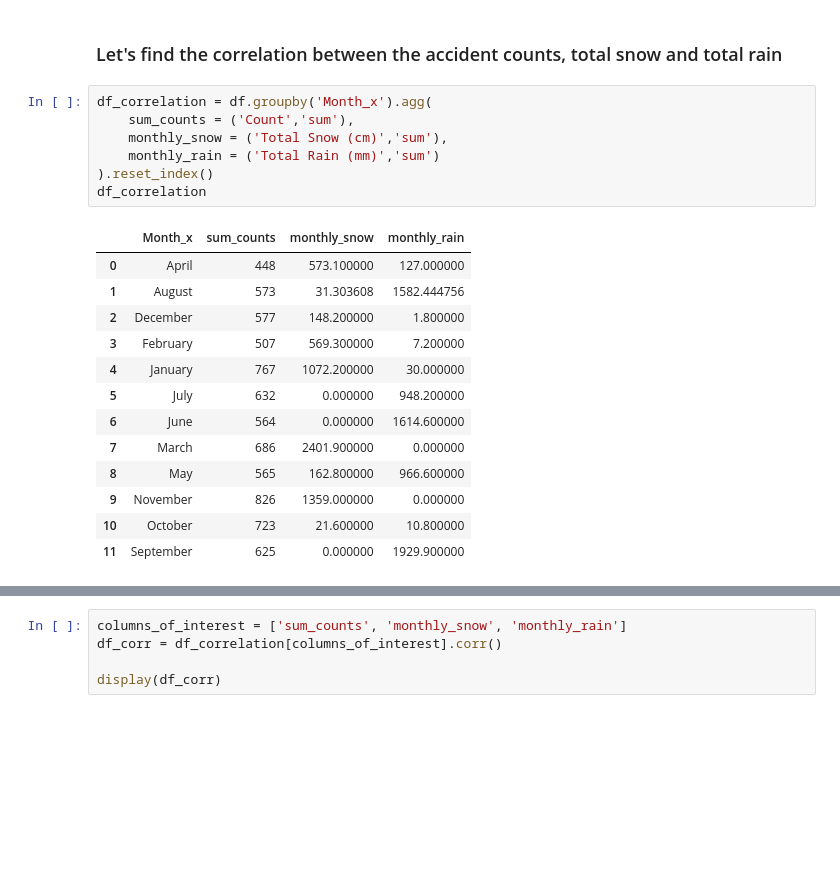
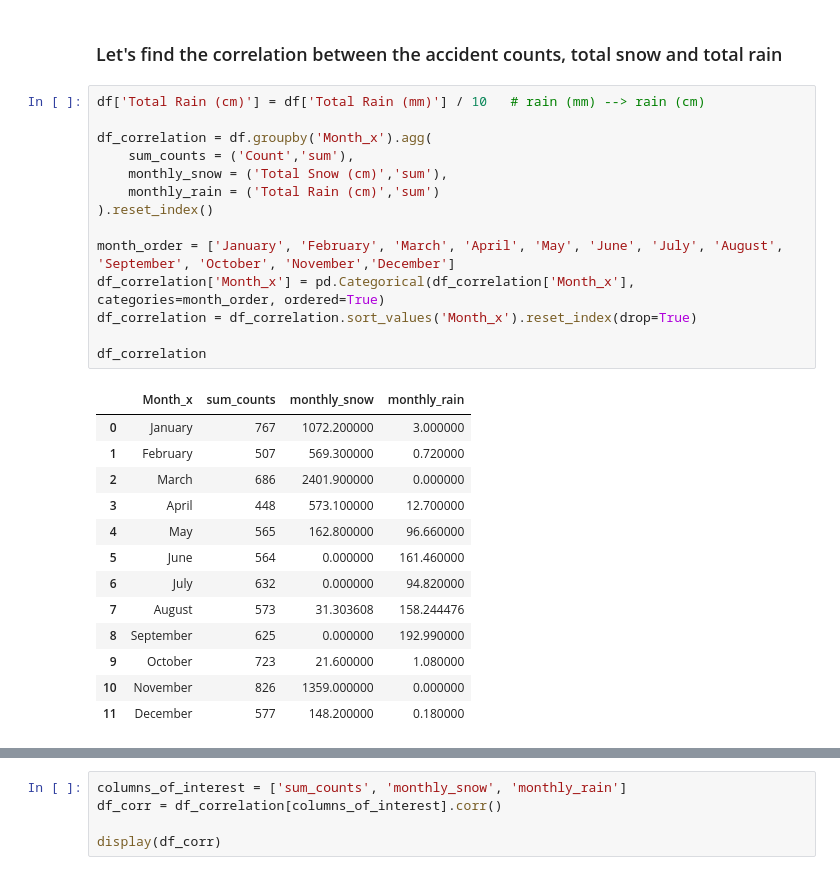
Before and after one commit to aliUofCafkhami/601-Project, a Jupyter notebook: Project 601.ipynb, the cells around one changed output, grey strips where cells are left out. Saved outputs shown, nothing was run; the diff lists cells and outputs as text; blank space fills up the shorter version.

```diff
--- a/Project 601.ipynb
+++ b/Project 601.ipynb
@@ -467,23 +468,30 @@ memory usage: 2.6+ MB
 # %% [markdown]
 ### Let's find the correlation between the accident counts, total snow and total rain
 # %%
+df['Total Rain (cm)'] = df['Total Rain (mm)'] / 10   # rain (mm) --> rain (cm)
+
 df_correlation = df.groupby('Month_x').agg(
     sum_counts = ('Count','sum'),
     monthly_snow = ('Total Snow (cm)','sum'),
-    monthly_rain = ('Total Rain (mm)','sum')
+    monthly_rain = ('Total Rain (cm)','sum')
 ).reset_index()
+
+month_order = ['January', 'February', 'March', 'April', 'May', 'June', 'July', 'August', 'September', 'October', 'November','December']
+df_correlation['Month_x'] = pd.Categorical(df_correlation['Month_x'], categories=month_order, ordered=True)
+df_correlation = df_correlation.sort_values('Month_x').reset_index(drop=True)
+
 df_correlation
 # %% [output]
 |  | Month_x | sum_counts | monthly_snow | monthly_rain |
-| 0 | April | 448 | 573.100000 | 127.000000 |
-| 1 | August | 573 | 31.303608 | 1582.444756 |
-| 2 | December | 577 | 148.200000 | 1.800000 |
-| 3 | February | 507 | 569.300000 | 7.200000 |
-| 4 | January | 767 | 1072.200000 | 30.000000 |
-| 5 | July | 632 | 0.000000 | 948.200000 |
-| 6 | June | 564 | 0.000000 | 1614.600000 |
-| 7 | March | 686 | 2401.900000 | 0.000000 |
-| 8 | May | 565 | 162.800000 | 966.600000 |
-| 9 | November | 826 | 1359.000000 | 0.000000 |
-| 10 | October | 723 | 21.600000 | 10.800000 |
-| 11 | September | 625 | 0.000000 | 1929.900000 |
+| 0 | January | 767 | 1072.200000 | 3.000000 |
+| 1 | February | 507 | 569.300000 | 0.720000 |
+| 2 | March | 686 | 2401.900000 | 0.000000 |
+| 3 | April | 448 | 573.100000 | 12.700000 |
+| 4 | May | 565 | 162.800000 | 96.660000 |
+| 5 | June | 564 | 0.000000 | 161.460000 |
+| 6 | July | 632 | 0.000000 | 94.820000 |
+| 7 | August | 573 | 31.303608 | 158.244476 |
+| 8 | September | 625 | 0.000000 | 192.990000 |
+| 9 | October | 723 | 21.600000 | 1.080000 |
+| 10 | November | 826 | 1359.000000 | 0.000000 |
+| 11 | December | 577 | 148.200000 | 0.180000 |
```
Also changed, not shown: parts of 4 cells of this notebook.
